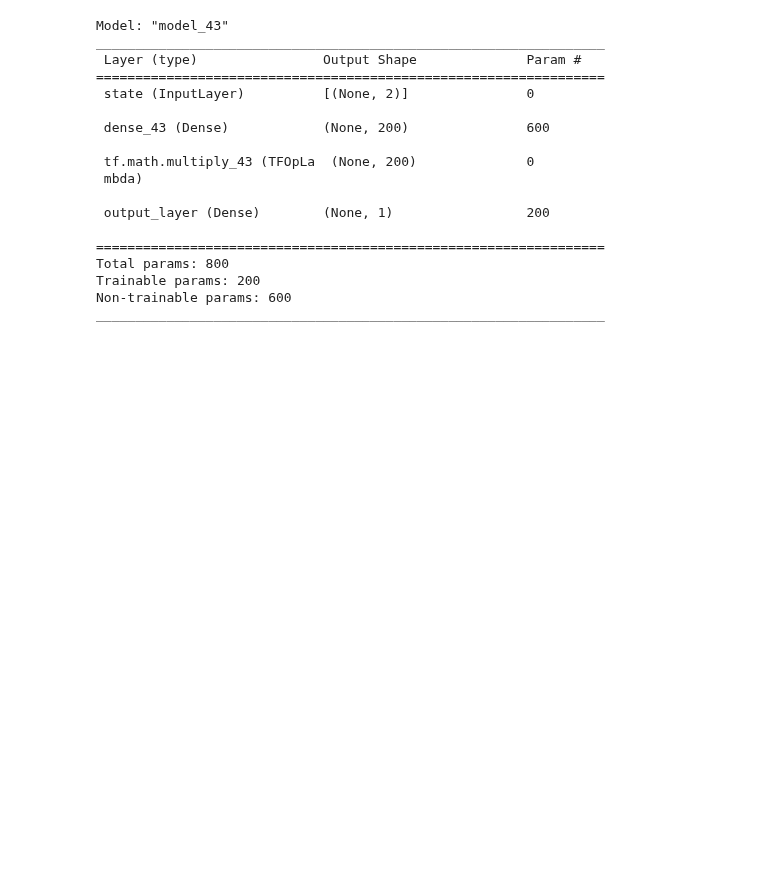
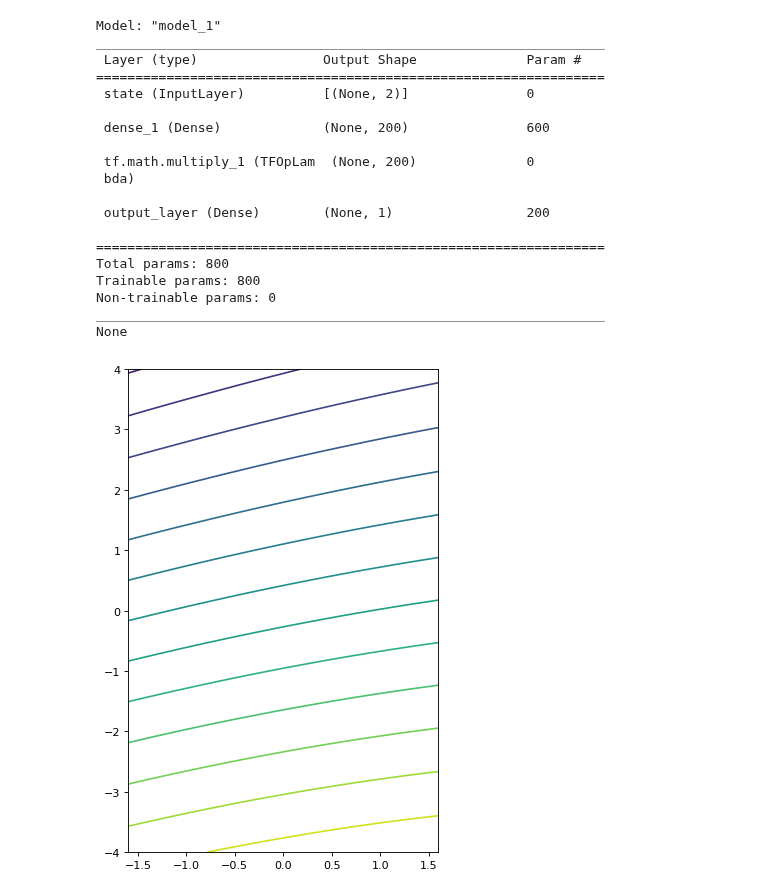
Before and after one commit to kyrxanthos/NN_dynamical_systems, a Jupyter notebook: Lya_model 2.ipynb, the cells around one changed output. Drawn from its saved outputs; the diff is of its cells as text; code cells hidden in the pictures; blank space fills up the shorter version.

```diff
--- a/Lya_model 2.ipynb
+++ b/Lya_model 2.ipynb
@@ -98,47 +117,89 @@ def get_regularised_bn_mlp(input_shape, m, hidden_units, l2_reg_coeff = None, dr
     h = tf.keras.layers.Dense(m, activation=tf.math.cos,
                               kernel_initializer=tf.random_normal_initializer,
                               bias_initializer= tf.random_uniform_initializer(0, 2*  np.pi),
-                              trainable=False)(inputs)
+                              trainable=True)(inputs)
     h = np.sqrt(2) * h #/m
     for units in hidden_units:
         # h = tf.keras.layers.Dense(units, activation='selu',
         #                           kernel_regularizer=tf.keras.regularizers.l2(l2_reg_coeff))(h)
         h = tf.keras.layers.Dense(units, activation='linear')(h)
+        print('ep')
         # h = tf.keras.layers.BatchNormalization()(h)
         # h = tf.keras.layers.Dropout(dropout_rate)(h)
     # outputs = tf.keras.layers.Dense(10, activation=None)(h)
     # use bias is false because the derivative of a constant number (bias) is just zero
     outputs = tf.keras.layers.Dense(1, activation=None, name = 'output_layer', use_bias=False, trainable=True)(h)
     # outputs = outputs / m
     # if m >= 1000:
     #     # only divide by m if the number of neurons exceeds a certain threshold
     #     print('ep!!!')
     #     outputs = outputs / m
     model = tf.keras.models.Model(inputs=inputs, outputs=outputs)
     return model
 
 
 model = get_regularised_bn_mlp(input_shape=dim, m = m, hidden_units= hidden_u)
-model.summary()
+print(model.summary())
+
+#### Plotting the kernel without training ####
+# define resolution
+numpoints = 20
+
+# define plotting range and mesh
+x = np.linspace(-bounds[0], bounds[0], numpoints)
+y = np.linspace(-bounds[1], bounds[1], numpoints)
+
+# x = np.linspace(-1, bounds[0], numpoints)
+# y = np.linspace(-1, bounds[1], numpoints)
+
+X, Y = np.meshgrid(x, y)
+
+s = X.shape
+
+Ze = np.zeros(s)
+Zp = np.zeros(s)
+DT = np.zeros((numpoints**2,dim))
+
+# convert mesh into point vector for which the model can be evaluated
+c = 0
+for i in range(s[0]):
+    for j in range(s[1]):
+        DT[c,0] = X[i,j]
+        DT[c,1] = Y[i,j]
+        c = c+1;
+
+# evaluate model (= Lyapunov function values V)
+Ep = model.predict(DT)
+
+c = 0
+for i in range(s[0]):
+    for j in range(s[1]):
+        Zp[i,j] = Ep[c]
+        c = c+1;
+plt.figure(figsize=(5,8))
+plt.contour(x,y,Zp, levels=15)
+plt.show()
 # %% [output]
-Model: "model_43"
+Model: "model_1"
 _________________________________________________________________
  Layer (type)                Output Shape              Param #
 =================================================================
  state (InputLayer)          [(None, 2)]               0
 
- dense_43 (Dense)            (None, 200)               600
+ dense_1 (Dense)             (None, 200)               600
 
- tf.math.multiply_43 (TFOpLa  (None, 200)              0
- mbda)
+ tf.math.multiply_1 (TFOpLam  (None, 200)              0
+ bda)
 
  output_layer (Dense)        (None, 1)                 200
 
 =================================================================
 Total params: 800
-Trainable params: 200
-Non-trainable params: 600
+Trainable params: 800
+Non-trainable params: 0
 _________________________________________________________________
+None
+[figure, added]
 # %%
 # Custom tensorflow functions for loss and training
 
```
Also changed, not shown: parts of 9 cells of this notebook, 1 other file.
